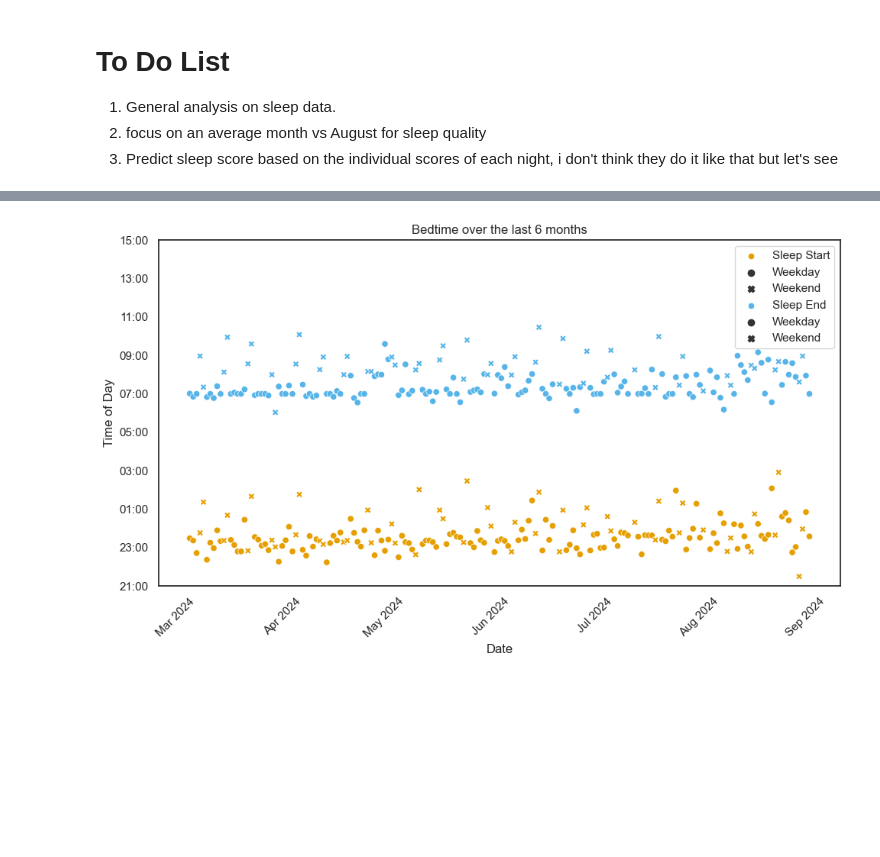
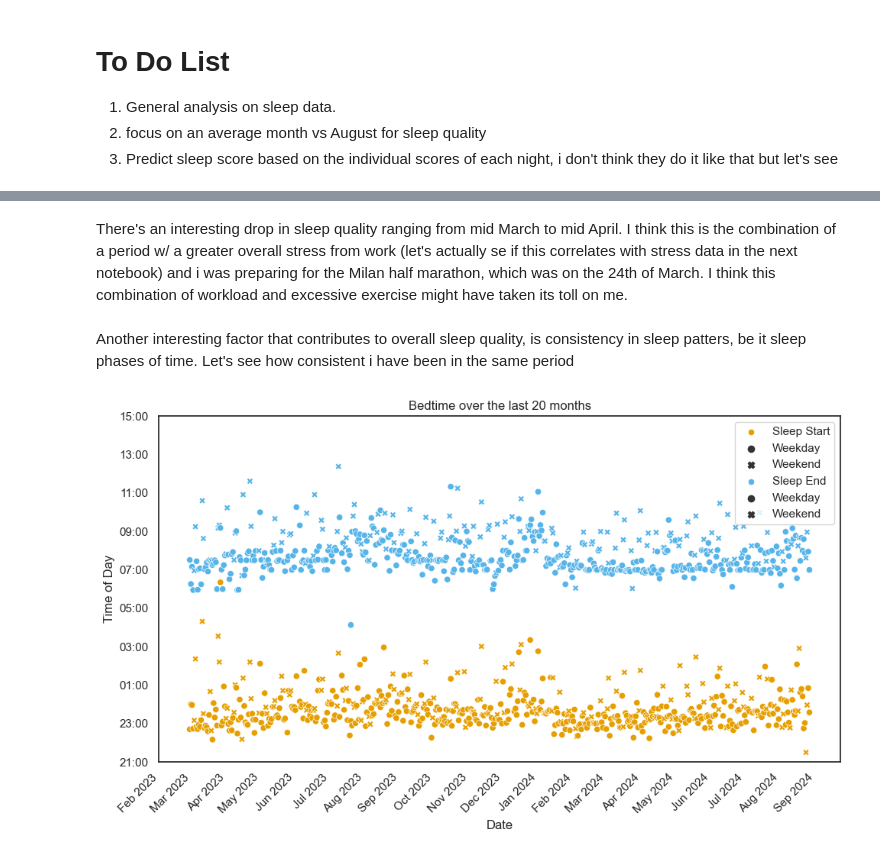
Before and after one commit to AndreaMariani-AM/Garmin_data_playground, a Jupyter notebook: notebooks/sleep.ipynb, the cells around one changed output, grey strips where cells are left out. Cells and saved outputs as stored; diff of their text form; code cells hidden in the pictures; blank space fills up the shorter version.

Commit message:
updating sleep analysis wiht text

```diff
--- a/notebooks/sleep.ipynb
+++ b/notebooks/sleep.ipynb
@@ -58,31 +64,34 @@ sleep_functions.plt_sleep(daily_sleep, colors=["#E69F00"])
+# %% [markdown]
+There's an interesting drop in sleep quality ranging from mid March to mid April. I think this is the combination of a period w/ a greater overall stress from work (let's actually se if this correlates with stress data in the next notebook) and i was preparing for the Milan half marathon, which was on the 24th of March. I think this combination of workload and excessive exercise might have taken its toll on me.
+# %% [markdown]
+Another interesting factor that contributes to overall sleep quality, is consistency in sleep patters, be it sleep phases of time. Let's see how consistent i have been in the same period
 # %%
 # Gather daily sleep data to find bedtime and wake up time
 latest = garth.DailySleep.list(period=2)[-1].calendar_date
-#sleep_data = [sd.daily_sleep_dto for sd in garth.SleepData.list(latest, 365+(int(365/2)))]
-sleep_data = [sd.daily_sleep_dto for sd in garth.SleepData.list(latest, int(365/2))]
+sleep_data = [sd.daily_sleep_dto for sd in garth.SleepData.list(latest, 365+(int(365/2)))]
 # %%
 df = pd.DataFrame(sleep_data)
 df.sort_values("calendar_date", inplace=True)
 df.set_index("calendar_date", inplace=True)
 df["weekdays"] = pd.to_datetime(df.index).day_name().values
 df['day_type'] = df["weekdays"].apply(sleep_functions.is_weekend)
 
 # Convert to datatime
 df.index = pd.to_datetime(df.index)
 
 # There's time stamps provided but are in milliseconds
 start_col = "sleep_start_timestamp_local"
 end_col = "sleep_end_timestamp_local"
 
 # Convert to hours and minutes
 df["sleep_start"] = pd.to_datetime(df[start_col], unit="ms").dt.time
 df["sleep_end"] = pd.to_datetime(df[end_col], unit="ms").dt.time
 
 # Convert to allow 21:00 as the starting point
 df["sleep_start_hours"] = df["sleep_start"].apply(sleep_functions.convert_time)
 df["sleep_end_hours"] = df["sleep_end"].apply(sleep_functions.convert_time)
 
 # Plot bedtime
-sleep_functions.plot_bedtime(df, title="Bedtime over the last 6 months")
+sleep_functions.plot_bedtime(df, title="Bedtime over the last 20 months")
 # %% [output]
-[figure, old version]
+[figure, new version]
```
Also changed, not shown: parts of 4 cells of this notebook, 1 other file.
